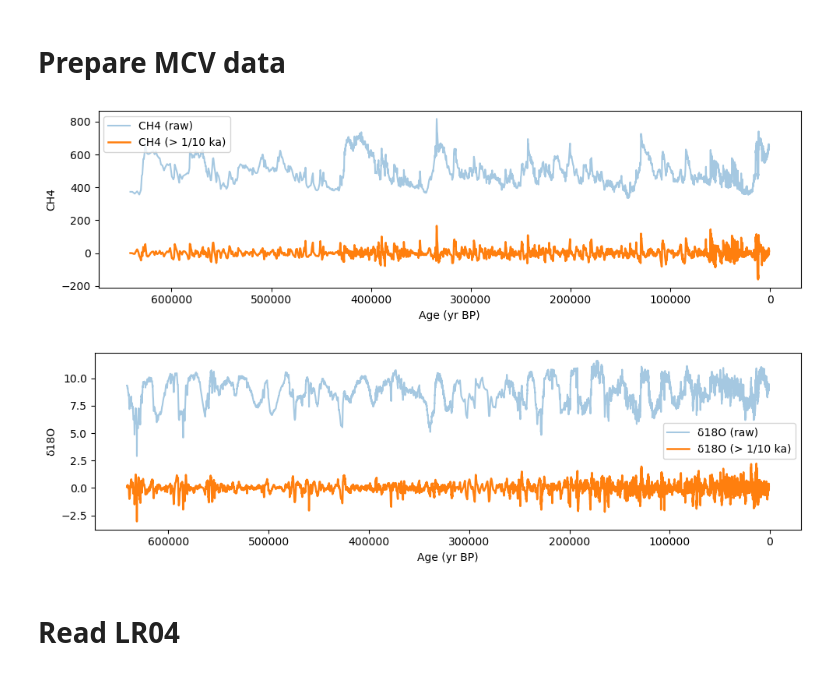
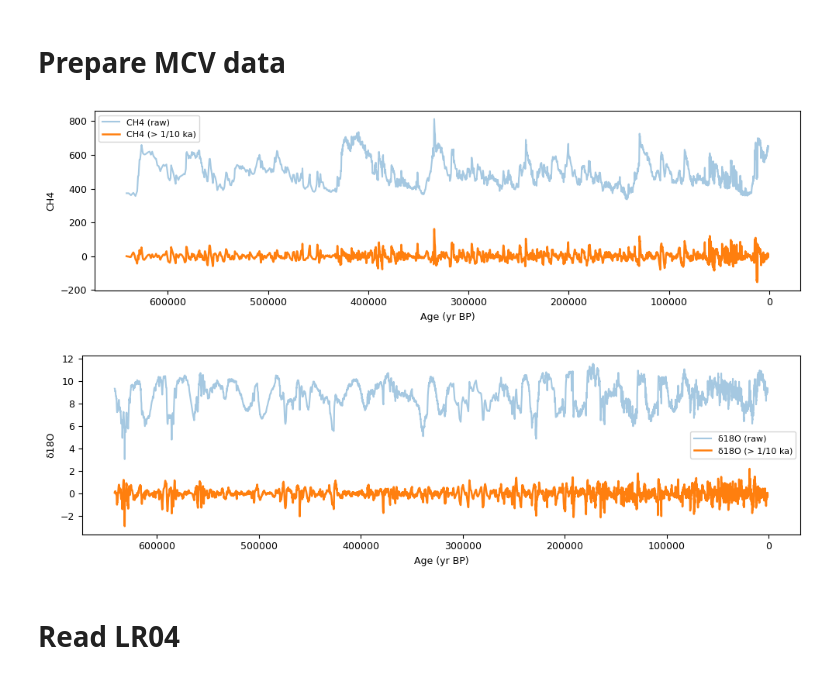
Before and after one commit to Peisong-Zheng/bipolar_seesaw_CCM, a Jupyter notebook: TE_LR04_CH4.ipynb, the cells around one changed output. Cells and saved outputs as stored; diff of their text form; code cells hidden in the pictures.

```diff
--- a/TE_LR04_CH4.ipynb
+++ b/TE_LR04_CH4.ipynb
@@ -18,7 +18,7 @@ df_d18O['d18O'] = df_d18O['d18O'].values*-1
 # renmae column d18O to 'd18O*-1'
 df_d18O.rename(columns={'d18O': '-d18O'}, inplace=True)
 
-dt=10
+dt=100
 # 1) Build common 10-yr age grid over their overlap
 age_min = 1000 # max(df_ch4['age'].min(), df_d18O['age'].min())
 age_max = min(df_ch4['age'].max(), df_d18O['age'].max())
@@ -26,35 +26,35 @@ ages = np.arange(age_min, age_max + 1, dt)
 
 # 2) Interpolate each onto that grid
 ch4 = np.interp(ages, df_ch4['age'], df_ch4['ch4'])
 d18O = np.interp(ages, df_d18O['age'], df_d18O['-d18O'])
 
 
 
 df_ch4_interp = pd.DataFrame({'age':ages, 'ch4':ch4})
 df_d18O_interp = pd.DataFrame({'age':ages, 'd18O':d18O})
 
 
 df_filt_ch4, df_filt_d18O = sa.highpass_ch4_d18O(
     df_ch4_interp,          # DataFrame with columns ['age','ch4']
     df_d18O_interp,         # columns ['age','d18O']
     cutoff_period = 10000, # high-pass >1/10 ka
     plot = True             # quick comparison plot
 )
 
 
 
 
 # df_filt_ch4, df_filt_d18O = sa.bandpass_ch4_d18o(
 #     df_ch4_interp,
 #     df_d18O_interp,
 #     low_period = 100,     # keep variability slower than 300 yr
 #     high_period = 10_000,  # and faster than 3 ka
 #     flip_sign = False,
 #     plot = True
 # )
 # %% [output]
-[figure, old version]
+[figure, new version]
-[figure, old version]
+[figure, new version]
 # %% [markdown]
 # Read LR04
 # %%
```
Also changed, not shown: parts of 5 cells of this notebook, 9 other files.
